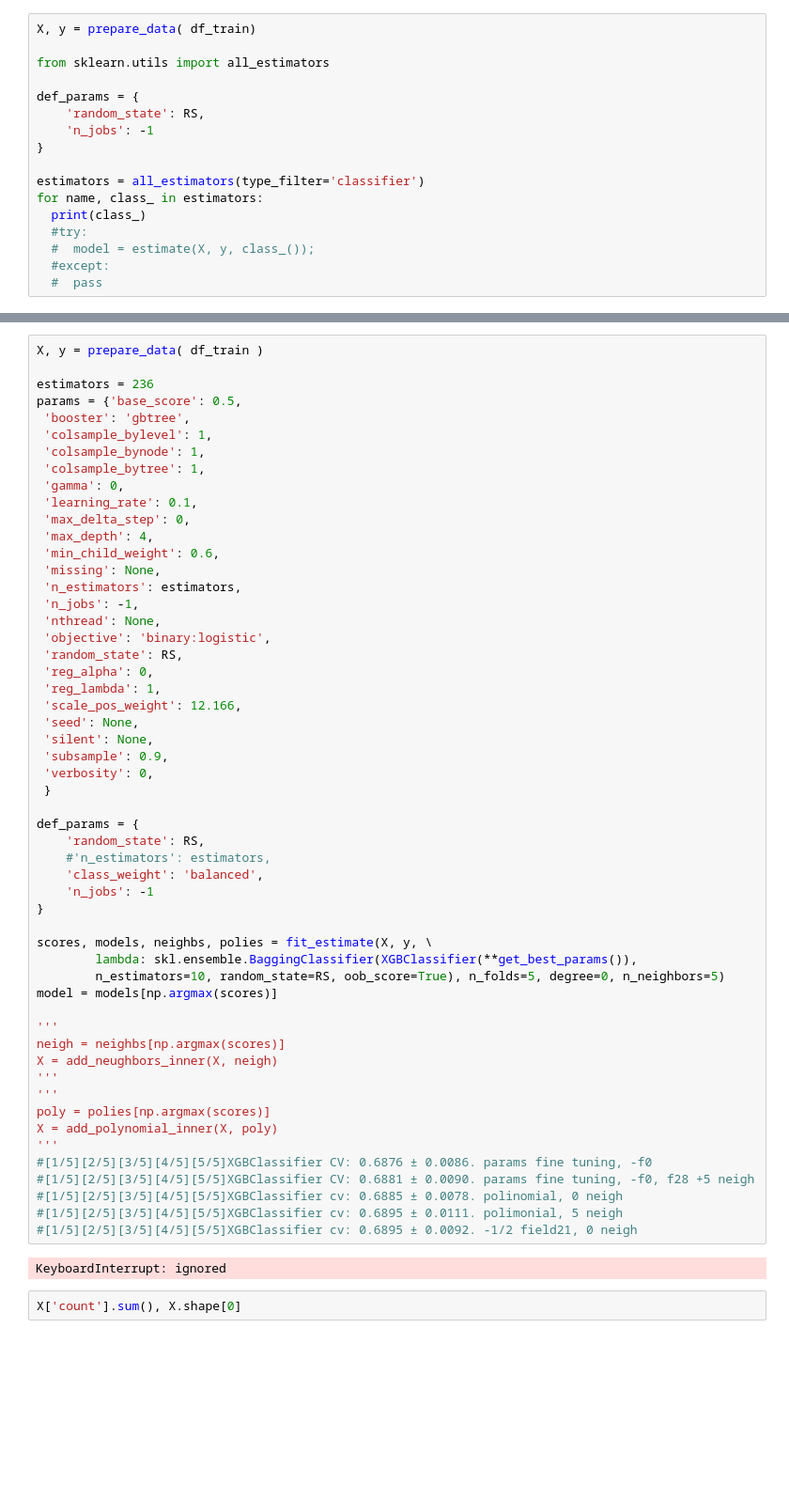
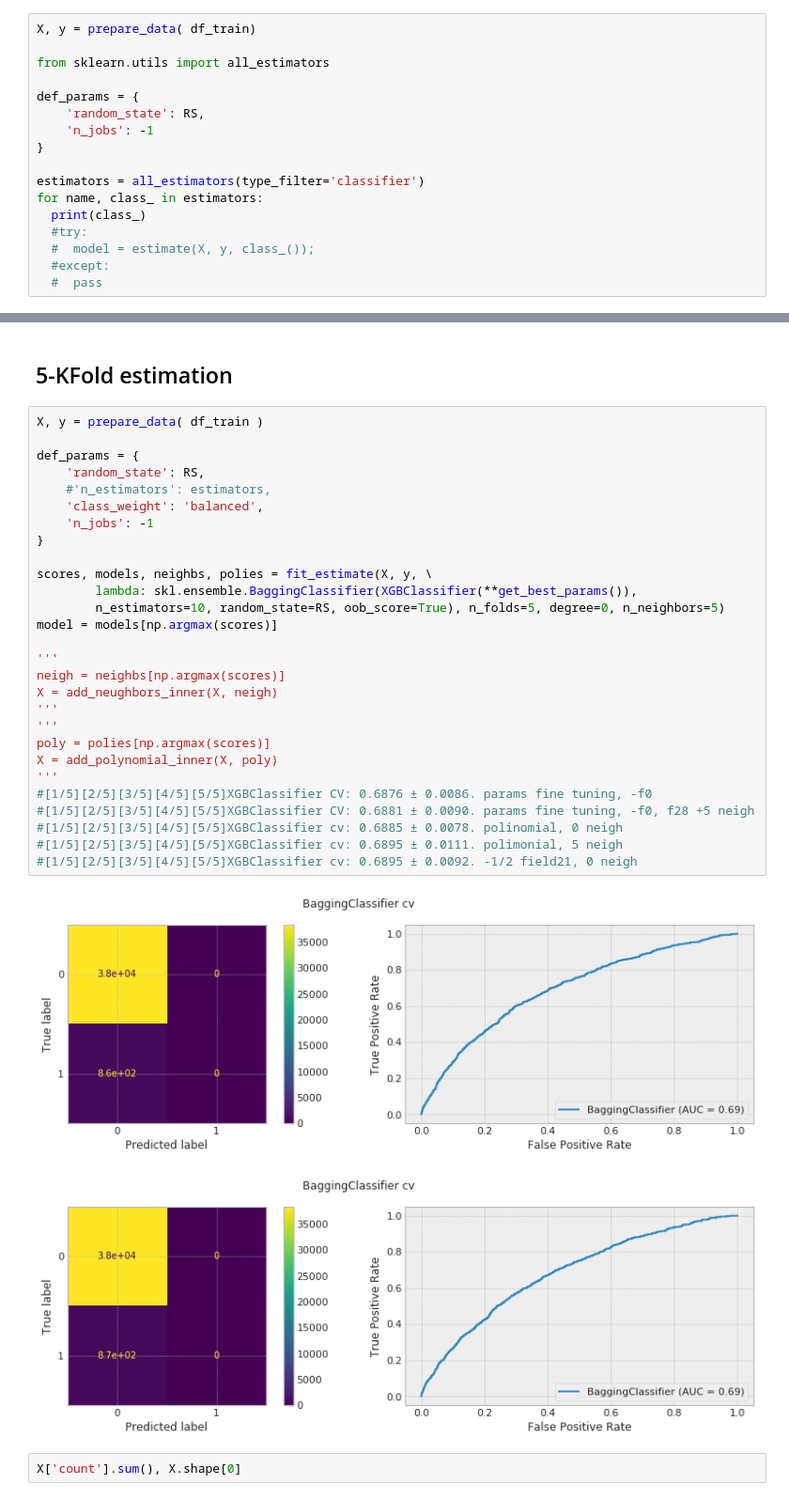
Before and after one commit to andygoosh/OneTwoTrip-Contest, a Jupyter notebook: workinprogress.ipynb, the cells around one changed output, grey strips where cells are left out. Shown at 94% size. Drawn from its saved outputs; the diff is of its cells as text; blank space fills up the shorter version.

```diff
--- a/workinprogress.ipynb
+++ b/workinprogress.ipynb
@@ -497,62 +547,39 @@ sfs1 = sfs1.fit(X, y.values.ravel())
 
 print(sfs1.k_score_)
 print(sfs1.k_feature_names_)
+# %% [markdown]
+## 5-KFold estimation
 # %%
 X, y = prepare_data( df_train )
-
-estimators = 236
-params = {'base_score': 0.5,
- 'booster': 'gbtree',
- 'colsample_bylevel': 1,
- 'colsample_bynode': 1,
- 'colsample_bytree': 1,
- 'gamma': 0,
- 'learning_rate': 0.1,
- 'max_delta_step': 0,
- 'max_depth': 4,
- 'min_child_weight': 0.6,
- 'missing': None,
- 'n_estimators': estimators,
- 'n_jobs': -1,
- 'nthread': None,
- 'objective': 'binary:logistic',
- 'random_state': RS,
- 'reg_alpha': 0,
- 'reg_lambda': 1,
- 'scale_pos_weight': 12.166,
- 'seed': None,
- 'silent': None,
- 'subsample': 0.9,
- 'verbosity': 0,
- }
 
 def_params = {
     'random_state': RS,
     #'n_estimators': estimators,
     'class_weight': 'balanced',
     'n_jobs': -1
 }
 
 scores, models, neighbs, polies = fit_estimate(X, y, \
         lambda: skl.ensemble.BaggingClassifier(XGBClassifier(**get_best_params()),
         n_estimators=10, random_state=RS, oob_score=True), n_folds=5, degree=0, n_neighbors=5)
 model = models[np.argmax(scores)]
 
 '''
 neigh = neighbs[np.argmax(scores)]
 X = add_neughbors_inner(X, neigh)
 '''
 '''
 poly = polies[np.argmax(scores)]
 X = add_polynomial_inner(X, poly)
 '''
 #[1/5][2/5][3/5][4/5][5/5]XGBClassifier CV: 0.6876 ± 0.0086. params fine tuning, -f0
 #[1/5][2/5][3/5][4/5][5/5]XGBClassifier CV: 0.6881 ± 0.0090. params fine tuning, -f0, f28 +5 neigh
 #[1/5][2/5][3/5][4/5][5/5]XGBClassifier cv: 0.6885 ± 0.0078. polinomial, 0 neigh
 #[1/5][2/5][3/5][4/5][5/5]XGBClassifier cv: 0.6895 ± 0.0111. polimonial, 5 neigh
 #[1/5][2/5][3/5][4/5][5/5]XGBClassifier cv: 0.6895 ± 0.0092. -1/2 field21, 0 neigh
 # %% [output]
-KeyboardInterrupt: ignored
+[figure, added]
+[figure, added]
 # %%
 X['count'].sum(), X.shape[0]
 # %% [output]
```
Also changed, not shown: parts of 18 cells of this notebook.
